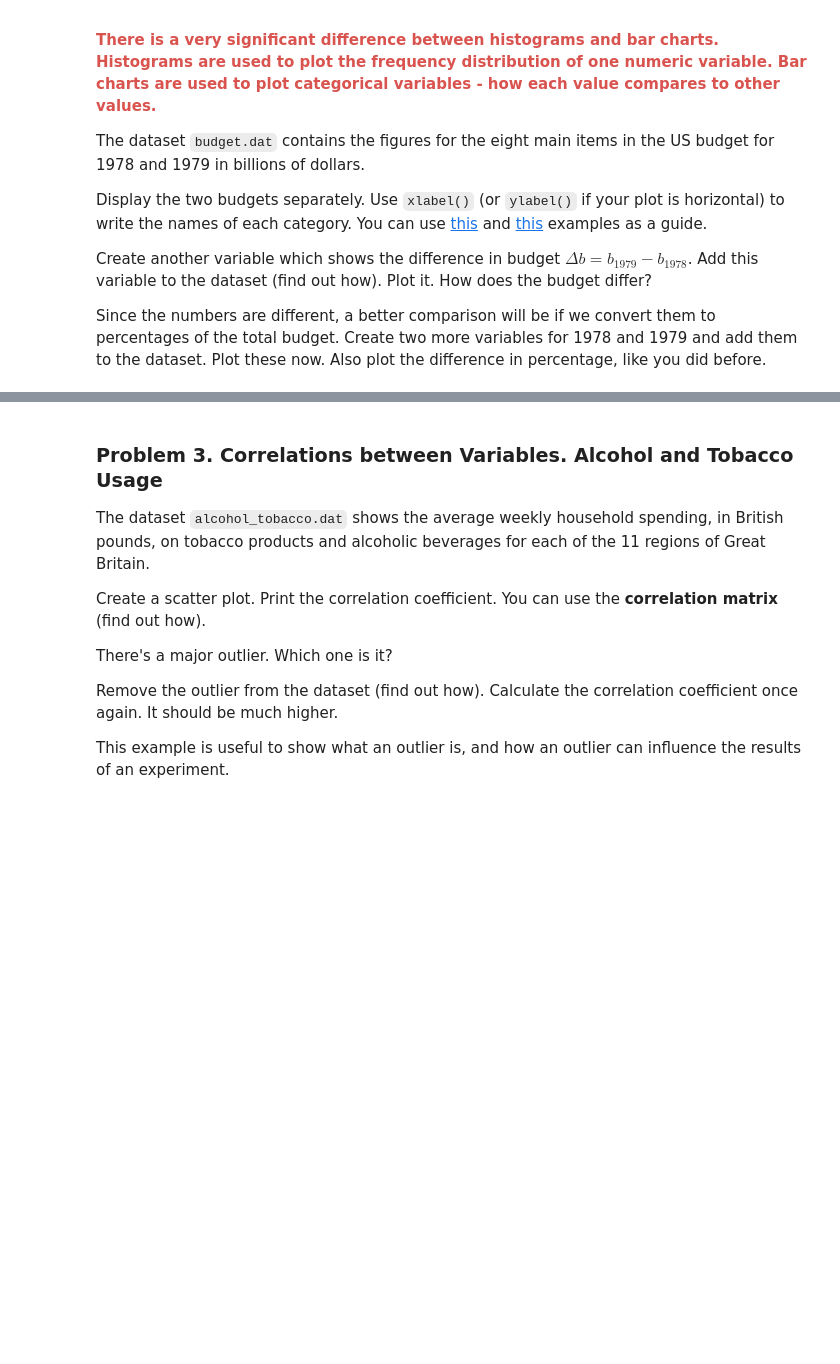
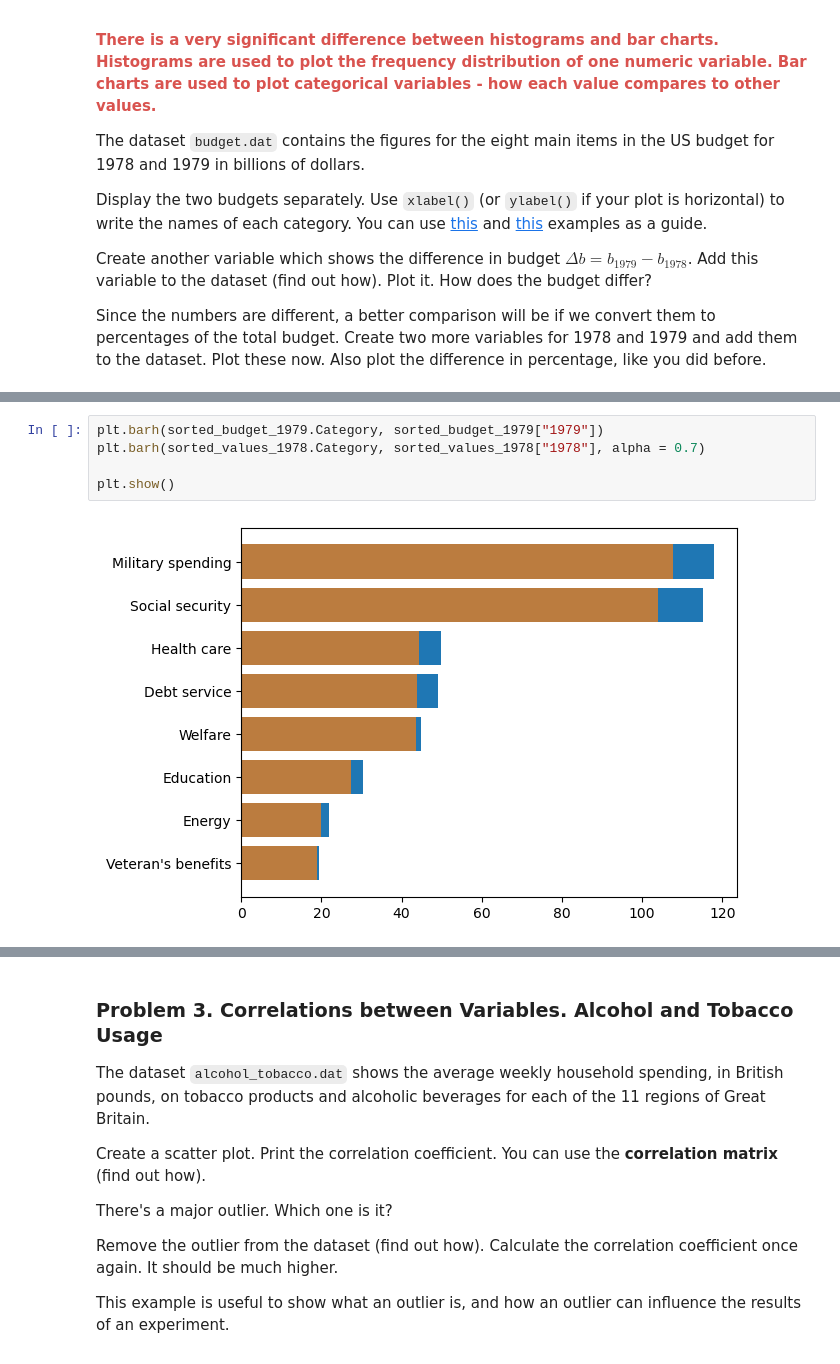
Before and after one commit to i11g/Statistics, a Jupyter notebook: Statistics Exercise.ipynb, the cells around one changed output, grey strips where cells are left out. Saved outputs shown, nothing was run; the diff lists cells and outputs as text; blank space fills up the shorter version.

```diff
--- a/Statistics Exercise.ipynb
+++ b/Statistics Exercise.ipynb
@@ -137,0 +213,7 @@ Since the numbers are different, a better comparison will be if we convert them
+# %%
+plt.barh(sorted_budget_1979.Category, sorted_budget_1979["1979"])
+plt.barh(sorted_values_1978.Category, sorted_values_1978["1978"], alpha = 0.7)
+
+plt.show()
+# %% [output]
+[figure, added]
```
Also changed, not shown: parts of 19 cells of this notebook, 1 other file.
